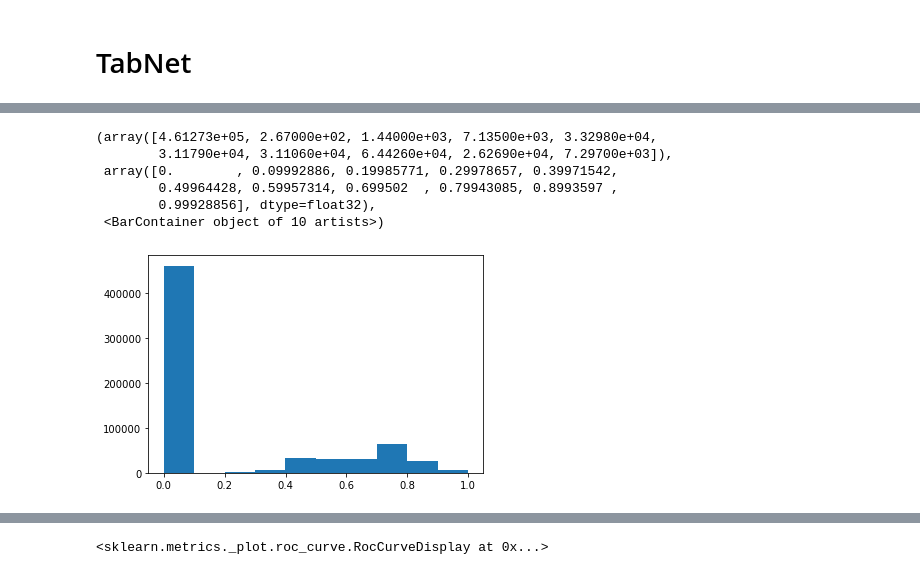
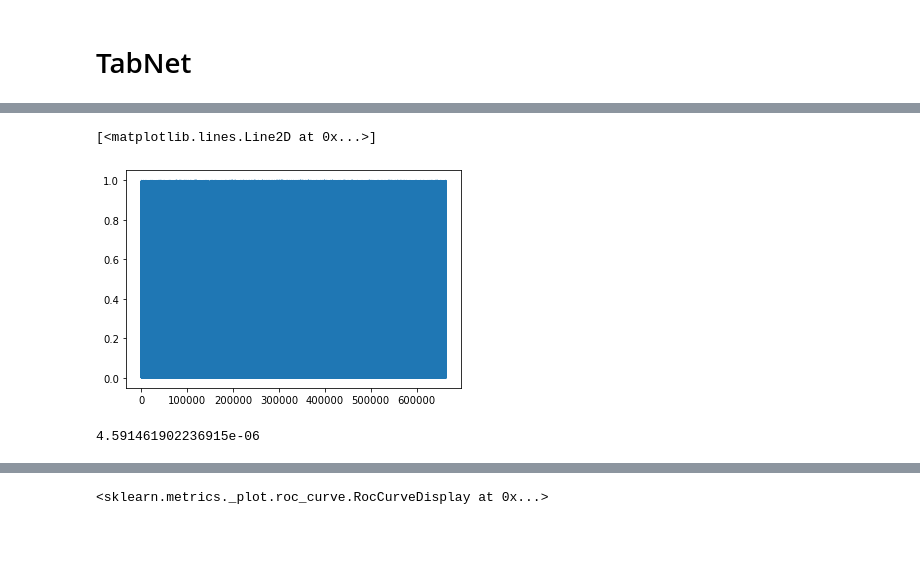
Before and after one commit to thiago-carneiro/mestrado, a Jupyter notebook: bigAstro/clusterizacao.ipynb, the cells around one changed output, grey strips where cells are left out. Drawn from its saved outputs; the diff is of its cells as text; code cells hidden in the pictures; blank space fills up the shorter version.

```diff
--- a/bigAstro/clusterizacao.ipynb
+++ b/bigAstro/clusterizacao.ipynb
@@ -732,12 +846,11 @@ weighted avg       0.95      0.95      0.95    663690
 # %% [markdown]
 # TabNet
 # %%
-from pytorch_tabnet.tab_model import TabNetClassifier
-
-classificador_tabnet = TabNetClassifier(verbose=0,seed=42)
+classificador_tabnet = TabNetClassifier(verbose=1,seed=42)
 classificador_tabnet.fit(X_train=treino[x].to_numpy(), y_train=treino['classe_n'].to_numpy(),patience=5,max_epochs=100, eval_metric=['auc'],
     eval_set=[(treino[x].to_numpy(),treino['classe_n'].to_numpy()),
               (validação[x].to_numpy(),validação['classe_n'].to_numpy())
              ],
     eval_name=('treino','validação'))
+predições_tabnet = classificador_tabnet.predict_proba(teste[x].to_numpy())[:,1]
 # %% [output]
@@ -748,11 +889,10 @@ predições_tabnet = classificador_tabnet.predict_proba(teste[x].to_numpy())[:,1
 # %%
-plt.hist(predições_tabnet)
+plt.plot(predições_tabnet)
 # %% [output]
-(array([4.61273e+05, 2.67000e+02, 1.44000e+03, 7.13500e+03, 3.32980e+04,
-        3.11790e+04, 3.11060e+04, 6.44260e+04, 2.62690e+04, 7.29700e+03]),
- array([0.        , 0.09992886, 0.19985771, 0.29978657, 0.39971542,
-        0.49964428, 0.59957314, 0.699502  , 0.79943085, 0.8993597 ,
-        0.99928856], dtype=float32),
- <BarContainer object of 10 artists>)
+[<matplotlib.lines.Line2D at 0x...>]
-[figure, old version]
+[figure, new version]
+# %%
+np.percentile(predições_tabnet,50)
+# %% [output]
+4.591461902236915e-06
 # %%
```
Also changed, not shown: parts of 59 cells of this notebook.
